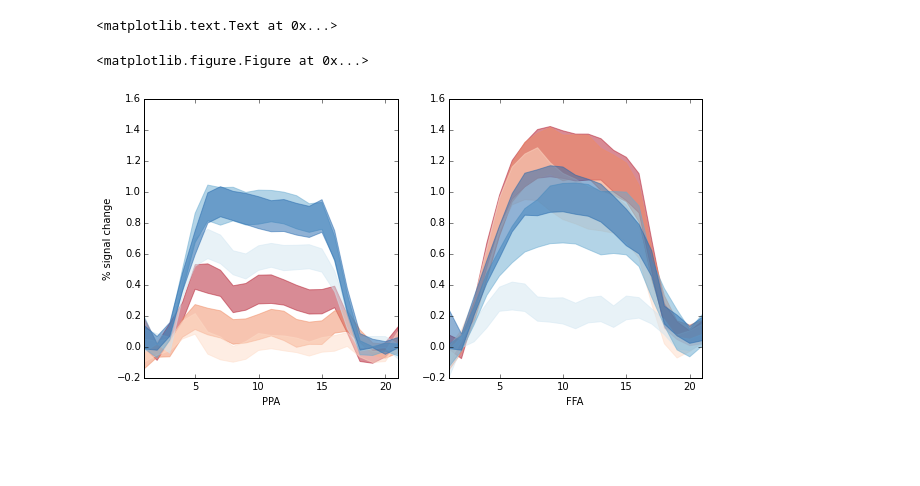
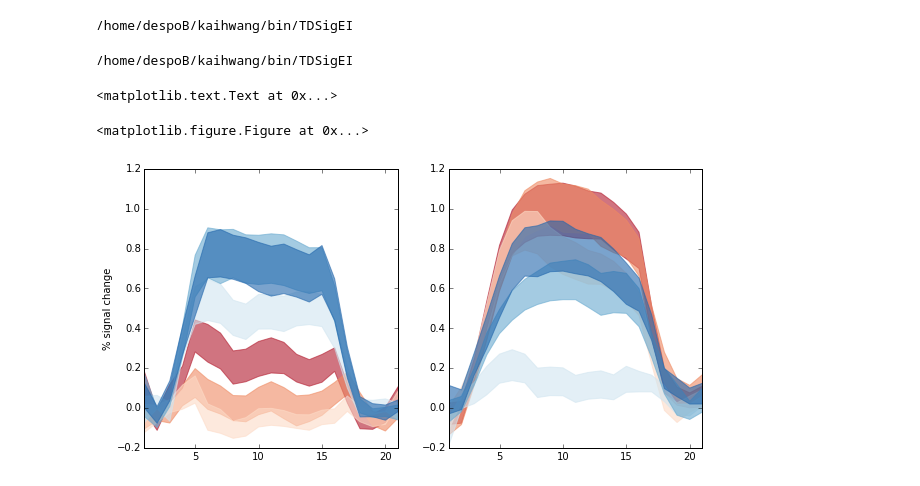
Before and after one commit to kaihwang/TDSigEI, a Jupyter notebook: Plot FIR.ipynb, the cells around one changed output. Saved outputs shown, nothing was run; the diff lists cells and outputs as text; code cells hidden in the pictures; blank space fills up the shorter version.

```diff
--- a/Plot FIR.ipynb
+++ b/Plot FIR.ipynb
@@ -17,0 +36,4 @@ OSError: [Errno 2] No such file or directory: '/home/despoB/kaihwang/TRSE/TDSigE
+# %%
+cd /home/despoB/kaihwang/bin/TDSigEI
+# %% [output]
+/home/despoB/kaihwang/bin/TDSigEI
@@ -18,3 +42,7 @@ OSError: [Errno 2] No such file or directory: '/home/despoB/kaihwang/TRSE/TDSigE
+# %%
+cd /home/despoB/kaihwang/bin/TDSigEI
+# %% [output]
+/home/despoB/kaihwang/bin/TDSigEI
 # %%
 #load dataframe, calculate mean and SEM
 FIR_df = pd.read_csv('Data/FIR_df.csv')
@@ -24,27 +52,30 @@ sem_df = FIR_df.groupby(['ROI','Condition','Volume']).aggregate(scipy.stats.sem)
 # %%
 #conditions
 ROIs = ['FFA', 'PPA']
 Conditions =['FH', 'Fo', 'Fp', 'Hp', 'Ho', 'HF']
 x = np.arange(1,22)
 #get colormap
 cmap = brewer2mpl.get_map('RdBu','diverging', 6)
 plt.figure(1)
 plt.figure(figsize=(10,5))
 for r, roi in enumerate(ROIs):
     plt.subplot(1, 2, r)
+
     for i, c in enumerate(Conditions):
         y = np.array(mean_df[(mean_df['ROI'] == roi) & (mean_df['Condition'] == c)]['Beta'])
         error = np.array(sem_df[(mean_df['ROI'] == roi) & (mean_df['Condition'] == c)]['Beta'])
         #plt.plot(x, y, color = cmap.hex_colors[i],  )
-        plt.fill_between(x, y-error, y+error, alpha=0.5, edgecolor=cmap.hex_colors[i],
+
+        plt.fill_between(x, y-error, y+error, alpha=0.6, edgecolor=cmap.hex_colors[i],
                      facecolor=cmap.hex_colors[i], label=c)
-        ylim( -0.2, 1.6 )
-        xlim( 1, 21 )
 
-        plt.xlabel(roi)
+        plt.ylim(-0.2, 1.2)
+        plt.xlim(1, 21)
+
+        #plt.xlabel(roi)
 
 plt.ylabel('% signal change')
 # %% [output]
 <matplotlib.text.Text at 0x...>
 <matplotlib.figure.Figure at 0x...>
-[figure, old version]
+[figure, new version]
```
Also changed, not shown: parts of 3 cells of this notebook, 3 other files.
